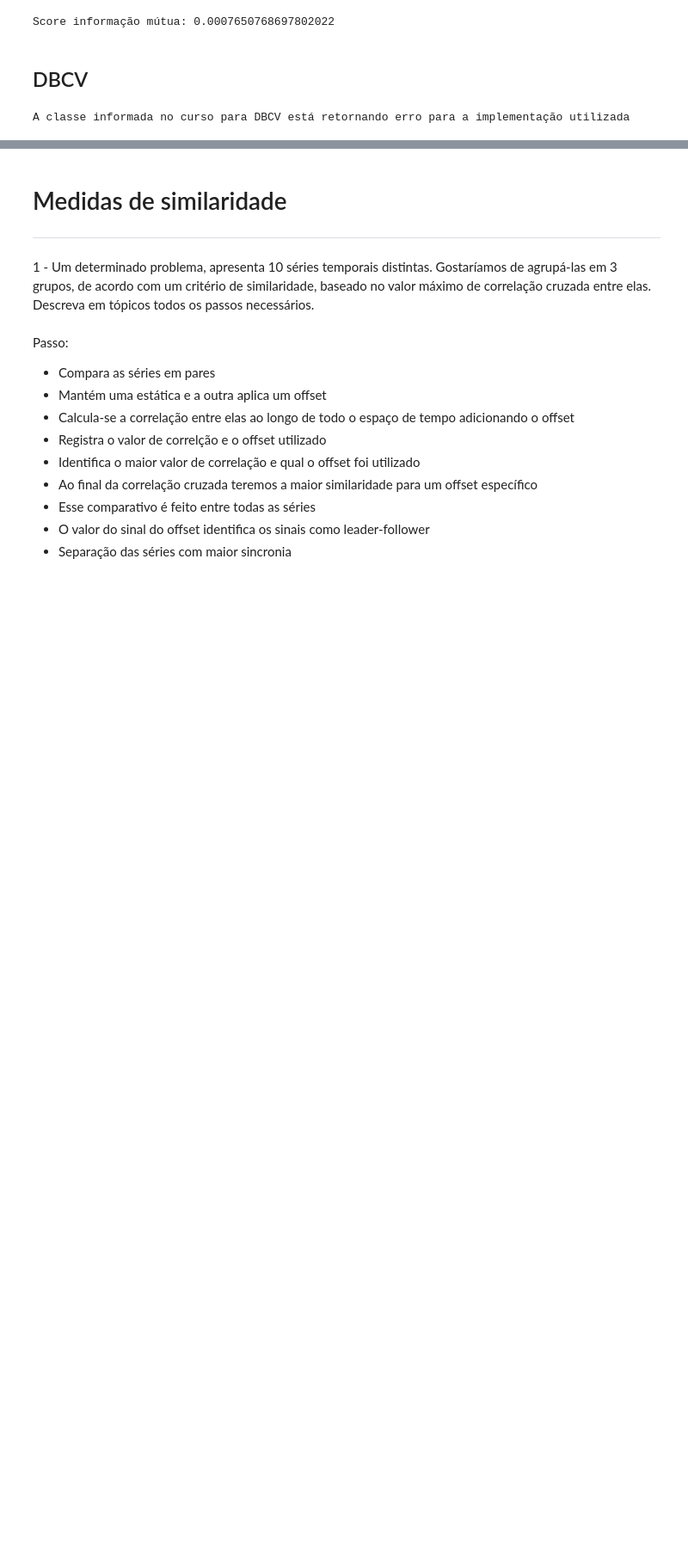
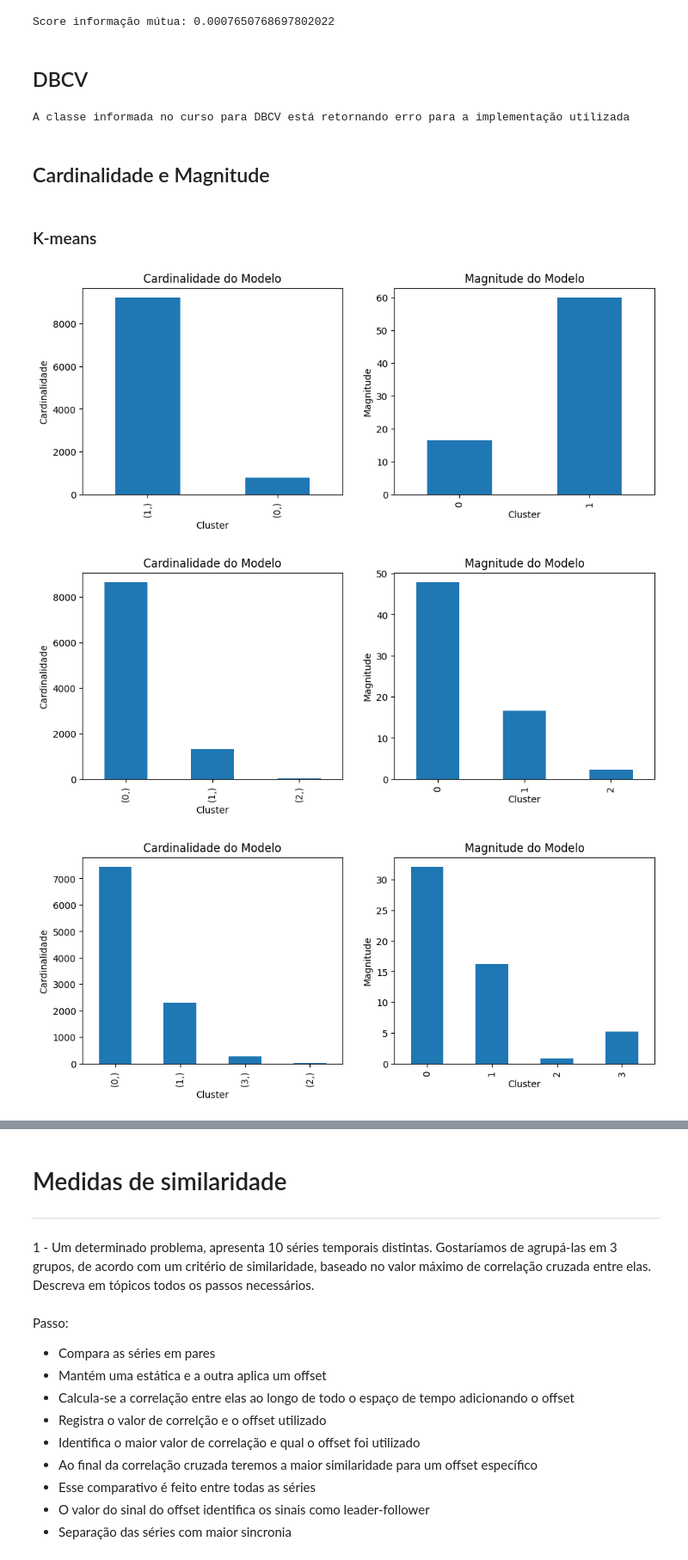
Before and after one commit to humbertoinfnet/classificacao-nao-supervisionada, a Jupyter notebook: classificacao_nao_supervisionada.ipynb, the cells around one changed output, grey strips where cells are left out. Shown: that part at 86% size. Saved outputs shown, nothing was run; the diff lists cells and outputs as text; code cells hidden in the pictures; blank space fills up the shorter version.

```diff
--- a/classificacao_nao_supervisionada.ipynb
+++ b/classificacao_nao_supervisionada.ipynb
@@ -379,3 +437,13 @@ Score informação mútua: 0.0007650768697802022
 print('A classe informada no curso para DBCV está retornando erro para a implementação utilizada')
 # %% [output]
 A classe informada no curso para DBCV está retornando erro para a implementação utilizada
+# %% [markdown]
+## Cardinalidade e Magnitude
+# %% [markdown]
+### K-means
+# %%
+Clustering(PCA_components.sample(10000, random_state=0), [2,3,4,5]).others_metrics()
+# %% [output]
+[figure, added]
+[figure, added]
+[figure, added]
```
Also changed, not shown: parts of 12 cells of this notebook.
